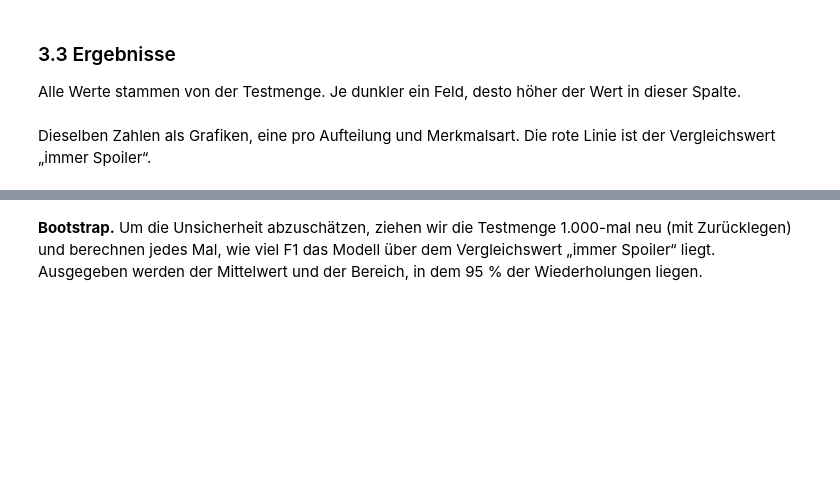
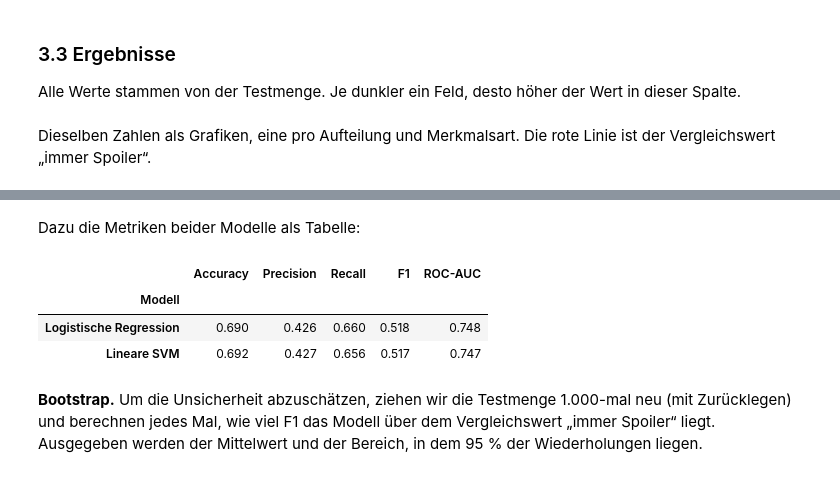
Before and after one commit to Torxanic/anlp-movie-review-spoiler-recognition, a Jupyter notebook: Gruppe_f/code/spoiler_erkennung.ipynb, the cells around one changed output, grey strips where cells are left out. Saved outputs shown, nothing was run; the diff lists cells and outputs as text; code cells hidden in the pictures; blank space fills up the shorter version.

```diff
--- a/Gruppe_f/code/spoiler_erkennung.ipynb
+++ b/Gruppe_f/code/spoiler_erkennung.ipynb
@@ -477,15 +539,19 @@ for metric in METRICS:
+# %% [markdown]
+Dazu die Metriken beider Modelle als Tabelle:
 # %%
-fig, ax = plt.subplots(figsize=(6.5, 5.5))
-for model_name in MODELS:
-    run = runs[("Nach Film", "TF-IDF", model_name)]
-    false_alarms, recall, _ = roc_curve(y_test, run["scores"])
-    ax.plot(false_alarms, recall, color=COLORS[model_name], lw=2,
-            label=f"{model_name} (AUC {run['ROC-AUC']:.3f})")
-ax.plot([0, 1], [0, 1], color=RED, ls="--", label="Raten (AUC 0.500)")
-ax.set(title="ROC-Kurven · TF-IDF, unbekannte Filme",
-       xlabel="Anteil Fehlalarme", ylabel="Recall")
-ax.legend(loc="lower right", fontsize=10)
-show(fig, "09_roc_kurven")
+detail = pd.DataFrame(
+    {m: {metric: runs[("Nach Film", "TF-IDF", m)][metric] for metric in METRICS} for m in BEST_MODELS}
+).T.rename_axis("Modell")
+detail.to_csv(FIG_DIR / "detail_metriken.csv")
+display(detail.round(3))
+
+for metric in METRICS:
+    messwerte[f"3 · {metric} (unbekannte Filme, TF-IDF, LogReg)"] = f"{main[metric]:.3f}"
+# %% [output]
+|  | Accuracy | Precision | Recall | F1 | ROC-AUC |
+| Modell |  |  |  |  |  |
+| Logistische Regression | 0.690 | 0.426 | 0.660 | 0.518 | 0.748 |
+| Lineare SVM | 0.692 | 0.427 | 0.656 | 0.517 | 0.747 |
 # %% [markdown]
 **Bootstrap.** Um die Unsicherheit abzuschätzen, ziehen wir die Testmenge 1.000-mal neu (mit Zurücklegen) und berechnen jedes Mal, wie viel F1 das Modell über dem Vergleichswert „immer Spoiler“ liegt. Ausgegeben werden der Mittelwert und der Bereich, in dem 95 % der Wiederholungen liegen.
 # %%
```
Also changed, not shown: parts of 41 cells of this notebook, 3 other files.
